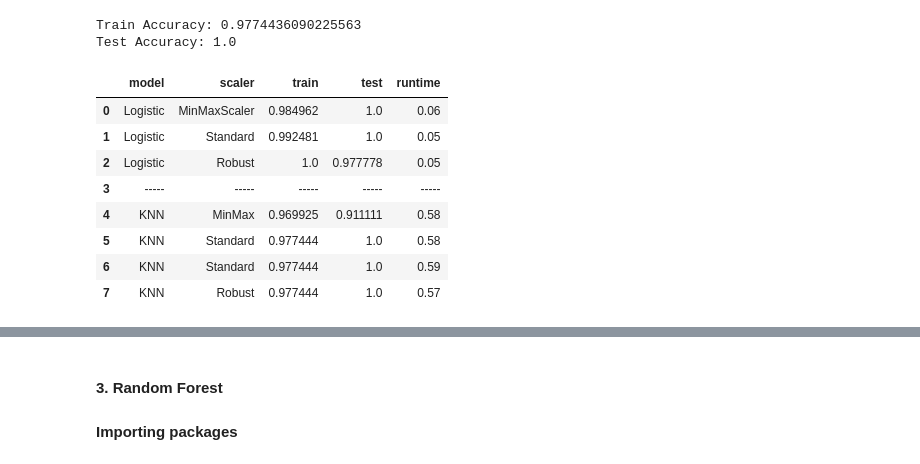
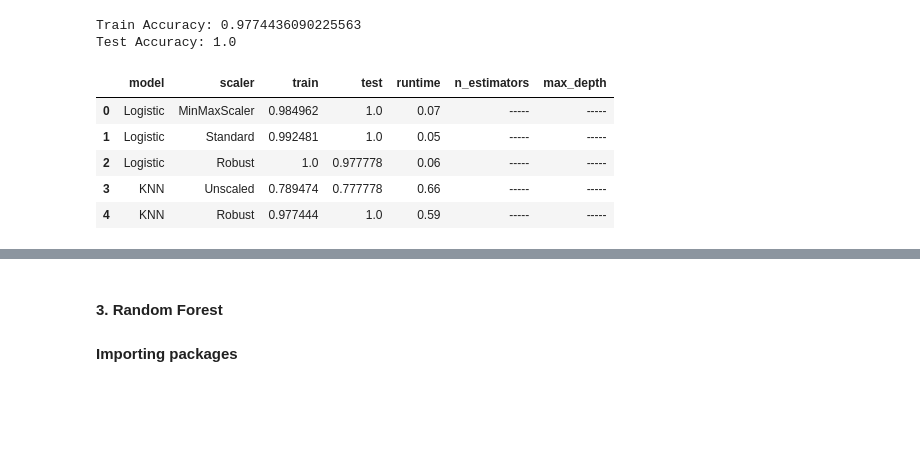
Before and after one commit to danielamartinezli/wine_classification, a Jupyter notebook: notebook/wine.ipynb, the cells around one changed output, grey strips where cells are left out. Saved outputs shown, nothing was run; the diff lists cells and outputs as text; code cells hidden in the pictures; blank space fills up the shorter version.

Commit message:
Add files via upload
accuracy on random forest

```diff
--- a/notebook/wine.ipynb
+++ b/notebook/wine.ipynb
@@ -812,6 +812,6 @@ Fold 3: 0.9630
 Fold 4: 1.0000
 Fold 5: 0.9615
 # %%
-scores_df.loc[scores_df.shape[0],:]=['Logistic','Robust',logit_rob_train,logit_rob_test, round(runtime_logit_rob,2)]
+scores_df.loc[scores_df.shape[0],:]=['Logistic','Robust',logit_rob_train,logit_rob_test, round(runtime_logit_rob,2), '-----', '-----']
 scores_df
 # %% [output]
@@ -840,0 +875,14 @@ Based on these observations, the choice is between MinMaxScaler and StandardScal
+# %%
+# instantiate 'vanilla' model
+k_neighbors = KNeighborsClassifier()
+
+# fit model on unscaled data
+knn = k_neighbors.fit(X_train, y_train)
+# train accuracy
+knn_unsc_train_acc = knn.score(X_train, y_train)
+# test accuracy
+knn_unsc_test_acc = knn.score(X_test, y_test)
+
+print("---Unscaled data---")
+print(f"Training accuracy: {knn_unsc_train_acc}")
+print(f"TEST accuracy: {knn_unsc_test_acc}")
@@ -840,0 +893,3 @@ Based on these observations, the choice is between MinMaxScaler and StandardScal
+# %%
+scores_df.loc[scores_df.shape[0],:]=['KNN','Unscaled',knn_unsc_train_acc,knn_unsc_test_acc,round(runtime_knn,2), '-----', '-----']
+scores_df
@@ -908,6 +970,6 @@ print(f"Test Accuracy: {knn_mm_test}")
 Train Accuracy: 0.9699248120300752
 Test Accuracy: 0.9111111111111111
 # %%
-scores_df.loc[scores_df.shape[0],:]=['KNN','MinMax',knn_mm_train,knn_mm_test, round(runtime_knn_mm,2)]
+scores_df.loc[scores_df.shape[0],:]=['KNN','MinMax',knn_mm_train,knn_mm_test, round(runtime_knn_mm,2), '-----', '-----']
 scores_df
 # %% [output]
@@ -1058,18 +1114,15 @@ print(f"Test Accuracy: {knn_rob_test}")
 Train Accuracy: 0.9774436090225563
 Test Accuracy: 1.0
 # %%
-scores_df.loc[scores_df.shape[0],:]=['KNN','Robust',knn_rob_train,knn_rob_test, round(runtime_knn_rob,2)]
+scores_df.loc[scores_df.shape[0],:]=['KNN','Robust',knn_rob_train,knn_rob_test, round(runtime_knn_rob,2), '-----', '-----']
 scores_df
 # %% [output]
-|  | model | scaler | train | test | runtime |
-| 0 | Logistic | MinMaxScaler | 0.984962 | 1.0 | 0.06 |
-| 1 | Logistic | Standard | 0.992481 | 1.0 | 0.05 |
-| 2 | Logistic | Robust | 1.0 | 0.977778 | 0.05 |
-| 3 | ----- | ----- | ----- | ----- | ----- |
-| 4 | KNN | MinMax | 0.969925 | 0.911111 | 0.58 |
-| 5 | KNN | Standard | 0.977444 | 1.0 | 0.58 |
-| 6 | KNN | Standard | 0.977444 | 1.0 | 0.59 |
-| 7 | KNN | Robust | 0.977444 | 1.0 | 0.57 |
+|  | model | scaler | train | test | runtime | n_estimators | max_depth |
+| 0 | Logistic | MinMaxScaler | 0.984962 | 1.0 | 0.07 | ----- | ----- |
+| 1 | Logistic | Standard | 0.992481 | 1.0 | 0.05 | ----- | ----- |
+| 2 | Logistic | Robust | 1.0 | 0.977778 | 0.06 | ----- | ----- |
+| 3 | KNN | Unscaled | 0.789474 | 0.777778 | 0.66 | ----- | ----- |
+| 4 | KNN | Robust | 0.977444 | 1.0 | 0.59 | ----- | ----- |
 # %%
 scores_df.loc[scores_df.shape[0],:]=['-----']
 scores_df
```
Also changed, not shown: parts of 41 cells of this notebook.
